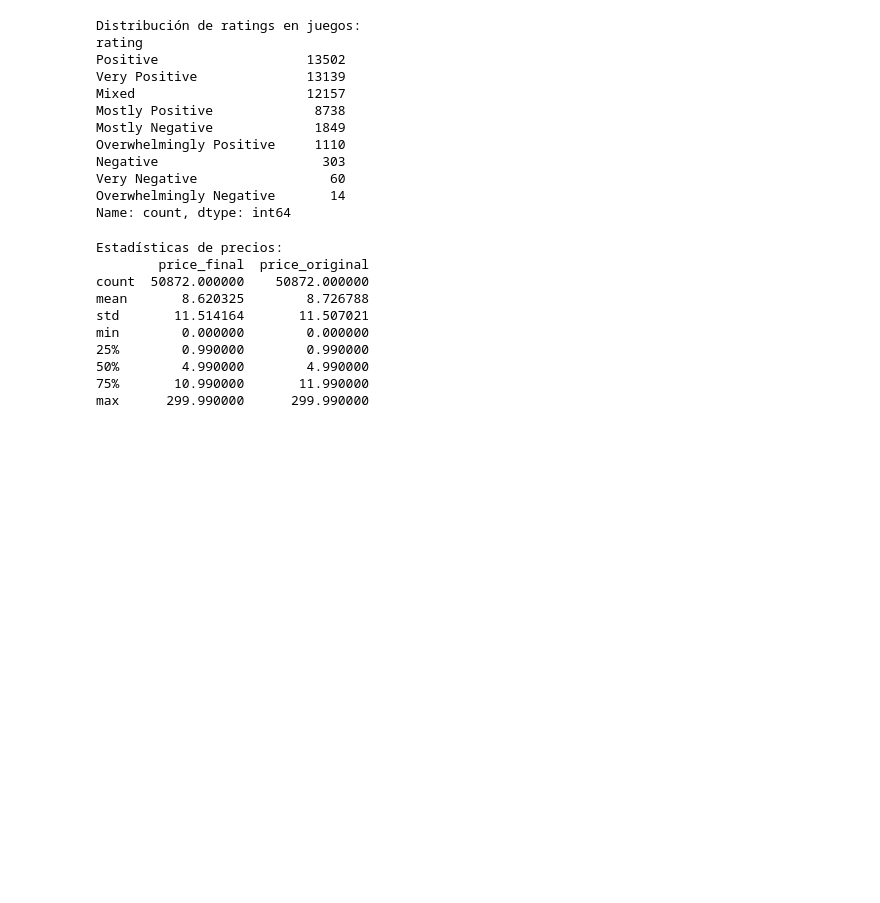
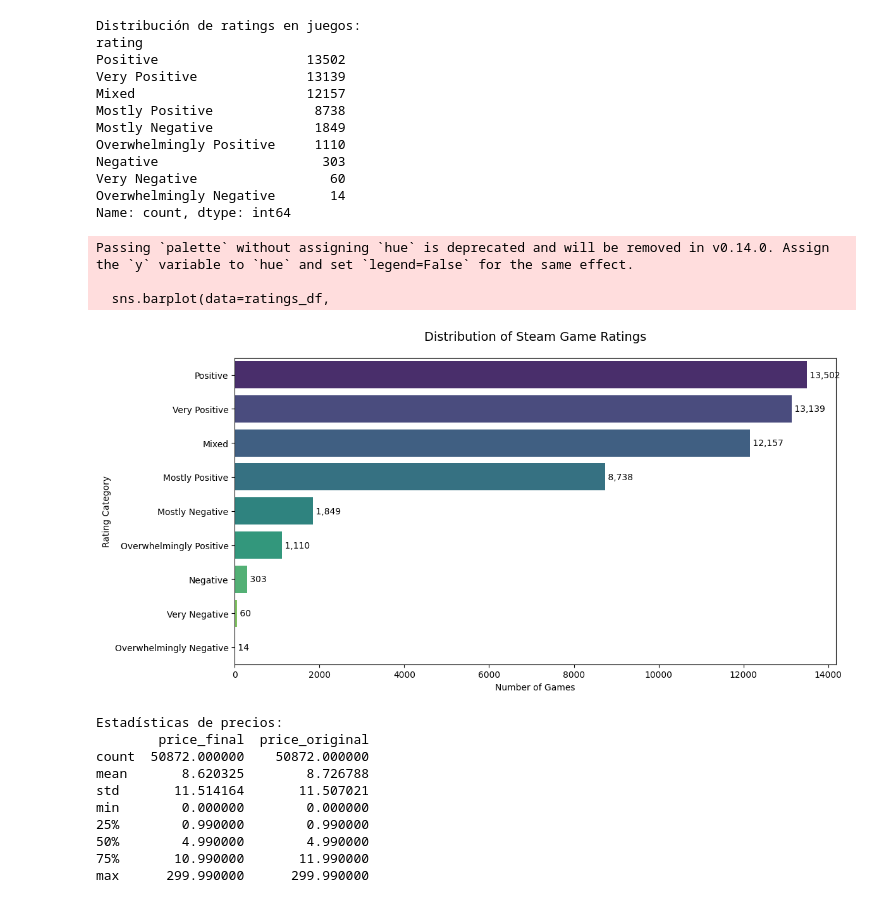
Before and after one commit to 00sen/7th-deep-learning, a Jupyter notebook: pytorch_transfer.ipynb, the cells around one changed output. Drawn from its saved outputs; the diff is of its cells as text; code cells hidden in the pictures; blank space fills up the shorter version.

```diff
--- a/pytorch_transfer.ipynb
+++ b/pytorch_transfer.ipynb
@@ -217,6 +220,32 @@ Negative                     303
 Very Negative                 60
 Overwhelmingly Negative       14
 Name: count, dtype: int64
+# %%
+# Create value counts series and reset index to convert to DataFrame
+ratings_df = games_df['rating'].value_counts().reset_index()
+ratings_df.columns = ['Rating', 'Count']
+
+plt.figure(figsize=(12, 6))
+sns.barplot(data=ratings_df,
+           x='Count',
+           y='Rating',
+           palette='viridis')
+
+plt.title('Distribution of Steam Game Ratings', pad=20, size=14)
+plt.xlabel('Number of Games')
+plt.ylabel('Rating Category')
+
+# Add value labels
+for i, v in enumerate(ratings_df['Count']):
+    plt.text(v, i, f' {v:,}', va='center')
+
+plt.tight_layout()
+plt.show()
+# %% [output]
+Passing `palette` without assigning `hue` is deprecated and will be removed in v0.14.0. Assign the `y` variable to `hue` and set `legend=False` for the same effect.
+
+  sns.barplot(data=ratings_df,
+[figure, added]
 # %%
 # Análisis de precios
 print("\nEstadísticas de precios:")
```
Also changed, not shown: parts of 40 cells of this notebook, 3 other files.
